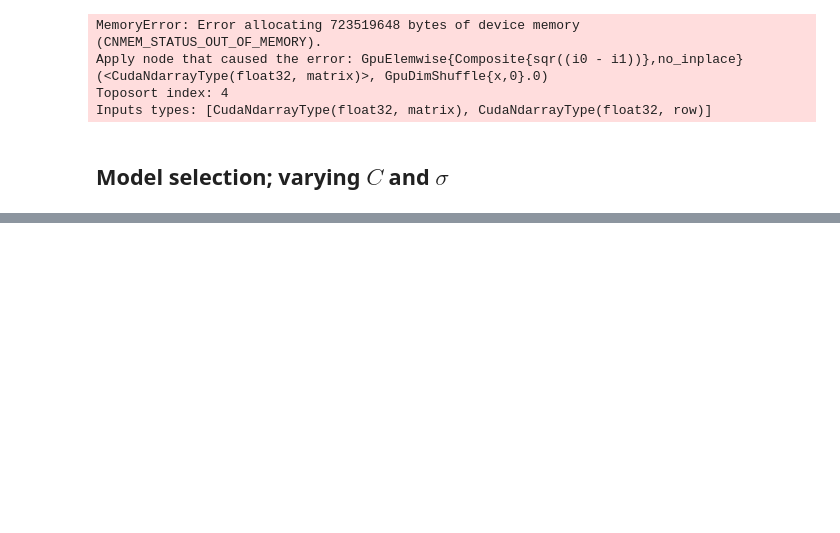
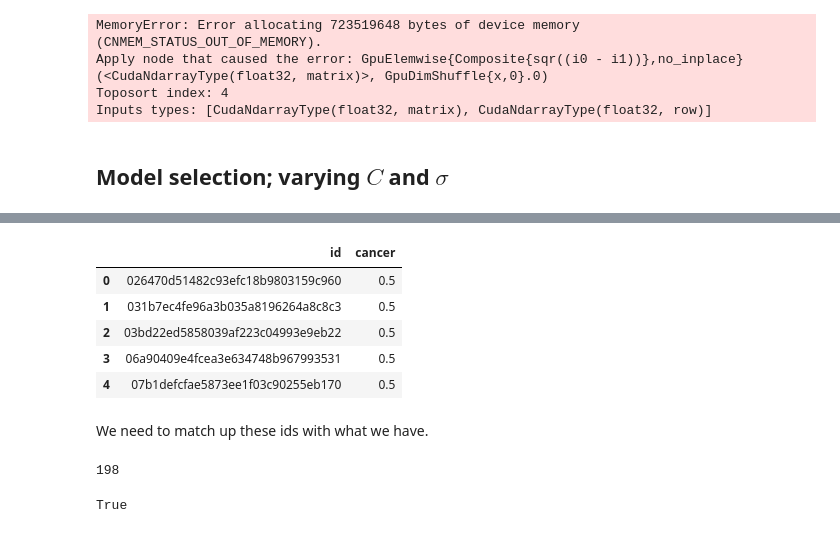
Before and after one commit to ernestyalumni/MLgrabbag, a Jupyter notebook: kaggle/DatSciBow2017_SVM.ipynb, the cells around one changed output, grey strips where cells are left out. Drawn from its saved outputs; the diff is of its cells as text; code cells hidden in the pictures; blank space fills up the shorter version.

```diff
--- a/kaggle/DatSciBow2017_SVM.ipynb
+++ b/kaggle/DatSciBow2017_SVM.ipynb
@@ -381,0 +712,30 @@ for i in range(len(sigma_trial)):
+# %%
+stage1_sample_submission_csv.head()
+# %% [output]
+|  | id | cancer |
+| 0 | 026470d51482c93efc18b9803159c960 | 0.5 |
+| 1 | 031b7ec4fe96a3b035a8196264a8c8c3 | 0.5 |
+| 2 | 03bd22ed5858039af223c04993e9eb22 | 0.5 |
+| 3 | 06a90409e4fcea3e634748b967993531 | 0.5 |
+| 4 | 07b1defcfae5873ee1f03c90255eb170 | 0.5 |
+# %% [markdown]
+We need to match up these ids with what we have.
+# %%
+m = len(patients_stage1_ids)
+m_sample = len(stage1_sample_submission_csv['id'].as_matrix())
+sample_indices =[]
+for j in range(m_sample):
+    for i in range(m):
+    #if patients_stage1_ids[i] in stage1_sample_submission_csv['id'].as_matrix():
+        condition = (stage1_sample_submission_csv['id'].as_matrix()[j] == patients_stage1_ids[i])
+        if condition:
+            sample_indices.append(i)
+
+patients_sample_ids = [patients_stage1_ids[i] for i in sample_indices]
+print(len(patients_sample_ids))
+# %% [output]
+198
+# %%
+set(stage1_sample_submission_csv['id'].as_matrix()) == set(np.array(patients_sample_ids))
+# %% [output]
+True
```
Also changed, not shown: parts of 71 cells of this notebook, 1 other file.
